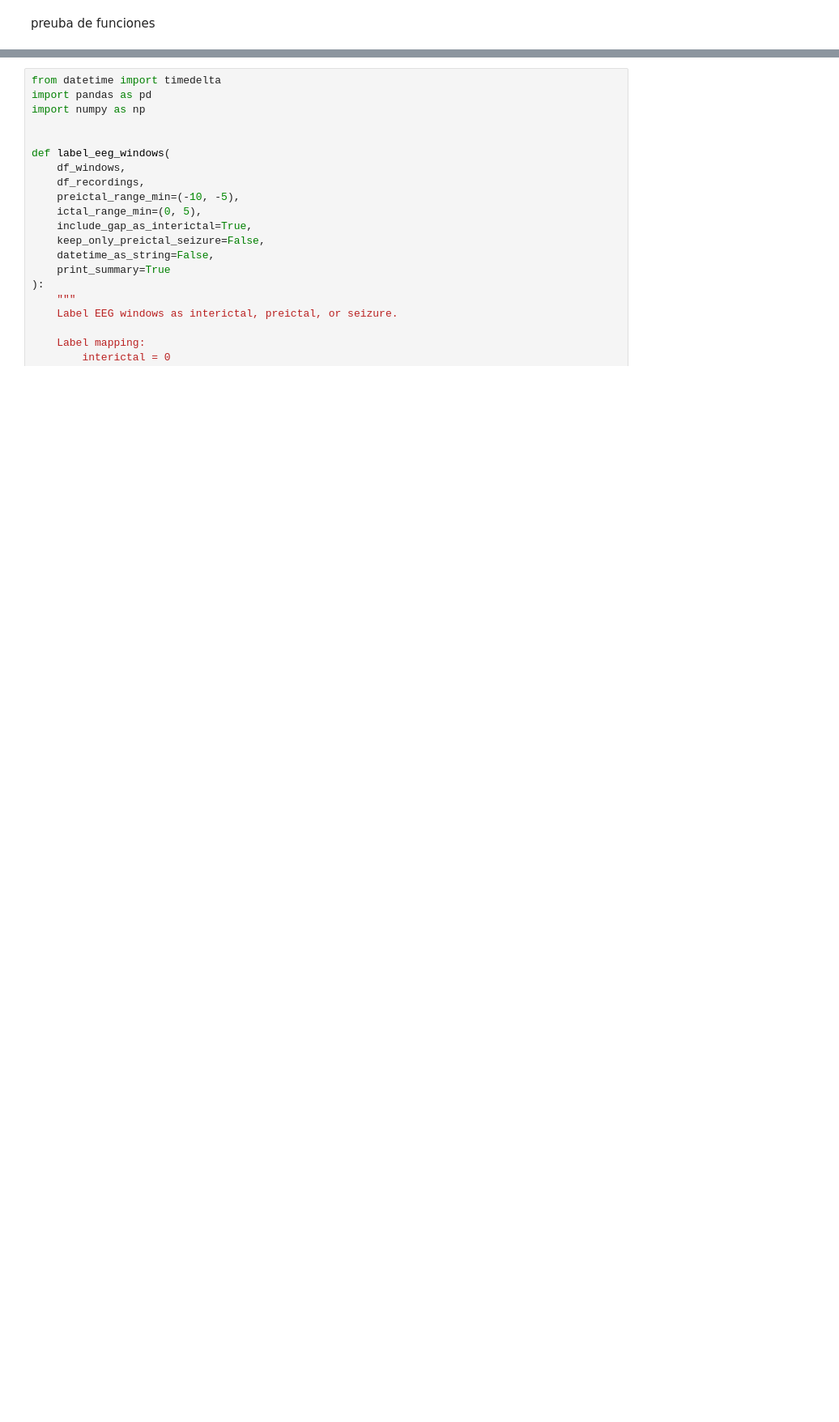
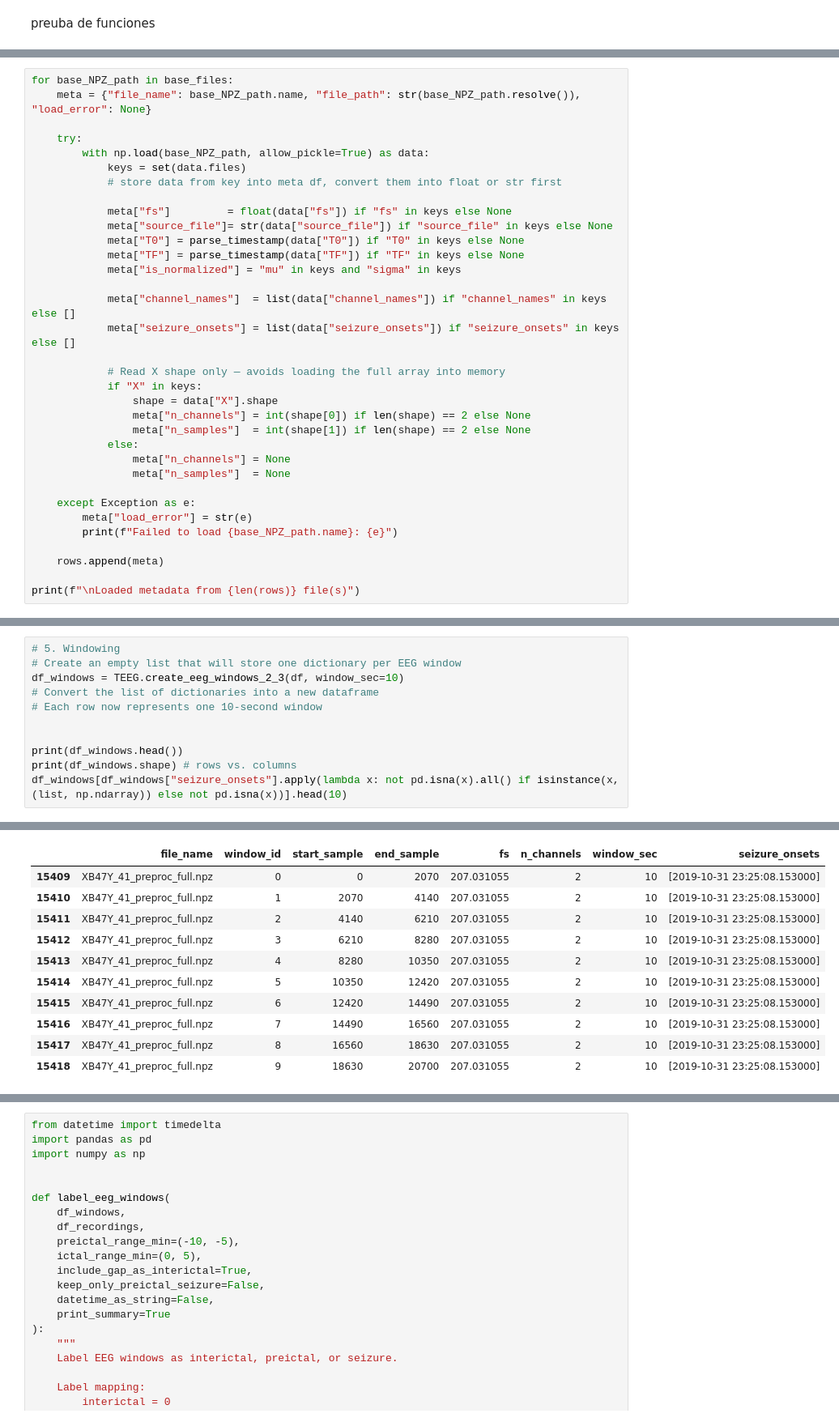
Before and after one commit to tomas0899/FoundationModel_EEG_Dissertation, a Jupyter notebook: Main_project/src/test_and_develop/2_Feature_extraction/Testing_functions_feature_ext.ipynb, the cells around one changed output, grey strips where cells are left out. Shown at 81% size. Cells and saved outputs as stored; diff of their text form; blank space fills up the shorter version.

```diff
--- a/Main_project/src/test_and_develop/2_Feature_extraction/Testing_functions_feature_ext.ipynb
+++ b/Main_project/src/test_and_develop/2_Feature_extraction/Testing_functions_feature_ext.ipynb
@@ -23,0 +69,34 @@ ACA PONER TODO LO QUE VA ANTES DEL LABELING
+# %%
+for base_NPZ_path in base_files:
+    meta = {"file_name": base_NPZ_path.name, "file_path": str(base_NPZ_path.resolve()), "load_error": None}
+
+    try:
+        with np.load(base_NPZ_path, allow_pickle=True) as data:
+            keys = set(data.files)
+            # store data from key into meta df, convert them into float or str first
+
+            meta["fs"]         = float(data["fs"]) if "fs" in keys else None
+            meta["source_file"]= str(data["source_file"]) if "source_file" in keys else None
+            meta["T0"] = parse_timestamp(data["T0"]) if "T0" in keys else None
+            meta["TF"] = parse_timestamp(data["TF"]) if "TF" in keys else None
+            meta["is_normalized"] = "mu" in keys and "sigma" in keys
+
+            meta["channel_names"]  = list(data["channel_names"]) if "channel_names" in keys else []
+            meta["seizure_onsets"] = list(data["seizure_onsets"]) if "seizure_onsets" in keys else []
+
+            # Read X shape only — avoids loading the full array into memory
+            if "X" in keys:
+                shape = data["X"].shape
+                meta["n_channels"] = int(shape[0]) if len(shape) == 2 else None
+                meta["n_samples"]  = int(shape[1]) if len(shape) == 2 else None
+            else:
+                meta["n_channels"] = None
+                meta["n_samples"]  = None
+
+    except Exception as e:
+        meta["load_error"] = str(e)
+        print(f"Failed to load {base_NPZ_path.name}: {e}")
+
+    rows.append(meta)
+
+print(f"\nLoaded metadata from {len(rows)} file(s)")
@@ -23,0 +197,12 @@ ACA PONER TODO LO QUE VA ANTES DEL LABELING
+# %%
+# 5. Windowing
+# Create an empty list that will store one dictionary per EEG window
+df_windows = TEEG.create_eeg_windows_2_3(df, window_sec=10)
+# Convert the list of dictionaries into a new dataframe
+# Each row now represents one 10-second window
+
+
+print(df_windows.head())
+print(df_windows.shape) # rows vs. columns
+df_windows[df_windows["seizure_onsets"].apply(lambda x: not pd.isna(x).all() if isinstance(x, (list, np.ndarray)) else not pd.isna(x))].head(10)
+# %% [output]
@@ -23,0 +223,11 @@ ACA PONER TODO LO QUE VA ANTES DEL LABELING
+|  | file_name | window_id | start_sample | end_sample | fs | n_channels | window_sec | seizure_onsets |
+| 15409 | XB47Y_41_preproc_full.npz | 0 | 0 | 2070 | 207.031055 | 2 | 10 | [2019-10-31 23:25:08.153000] |
+| 15410 | XB47Y_41_preproc_full.npz | 1 | 2070 | 4140 | 207.031055 | 2 | 10 | [2019-10-31 23:25:08.153000] |
+| 15411 | XB47Y_41_preproc_full.npz | 2 | 4140 | 6210 | 207.031055 | 2 | 10 | [2019-10-31 23:25:08.153000] |
+| 15412 | XB47Y_41_preproc_full.npz | 3 | 6210 | 8280 | 207.031055 | 2 | 10 | [2019-10-31 23:25:08.153000] |
+| 15413 | XB47Y_41_preproc_full.npz | 4 | 8280 | 10350 | 207.031055 | 2 | 10 | [2019-10-31 23:25:08.153000] |
+| 15414 | XB47Y_41_preproc_full.npz | 5 | 10350 | 12420 | 207.031055 | 2 | 10 | [2019-10-31 23:25:08.153000] |
+| 15415 | XB47Y_41_preproc_full.npz | 6 | 12420 | 14490 | 207.031055 | 2 | 10 | [2019-10-31 23:25:08.153000] |
+| 15416 | XB47Y_41_preproc_full.npz | 7 | 14490 | 16560 | 207.031055 | 2 | 10 | [2019-10-31 23:25:08.153000] |
+| 15417 | XB47Y_41_preproc_full.npz | 8 | 16560 | 18630 | 207.031055 | 2 | 10 | [2019-10-31 23:25:08.153000] |
+| 15418 | XB47Y_41_preproc_full.npz | 9 | 18630 | 20700 | 207.031055 | 2 | 10 | [2019-10-31 23:25:08.153000] |
```
Also changed, not shown: parts of 11 cells of this notebook, 1 other file.
